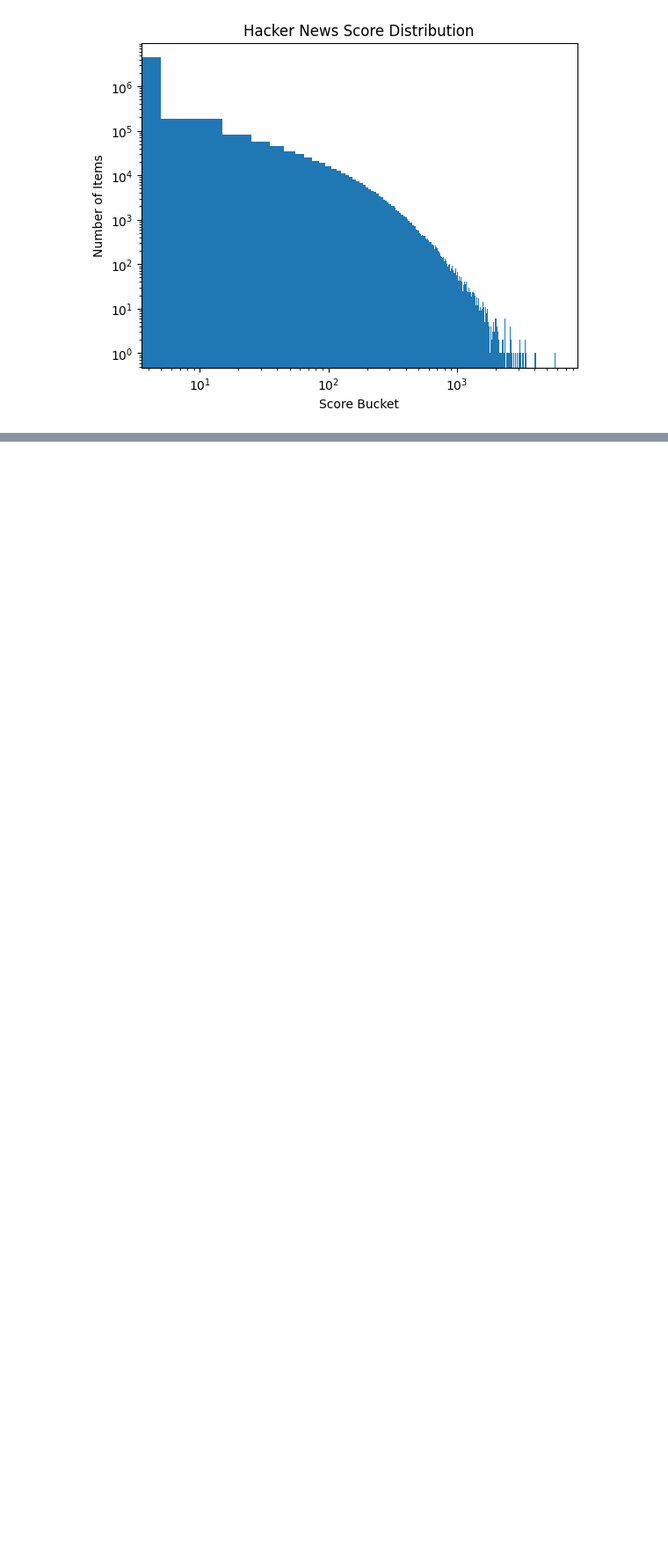
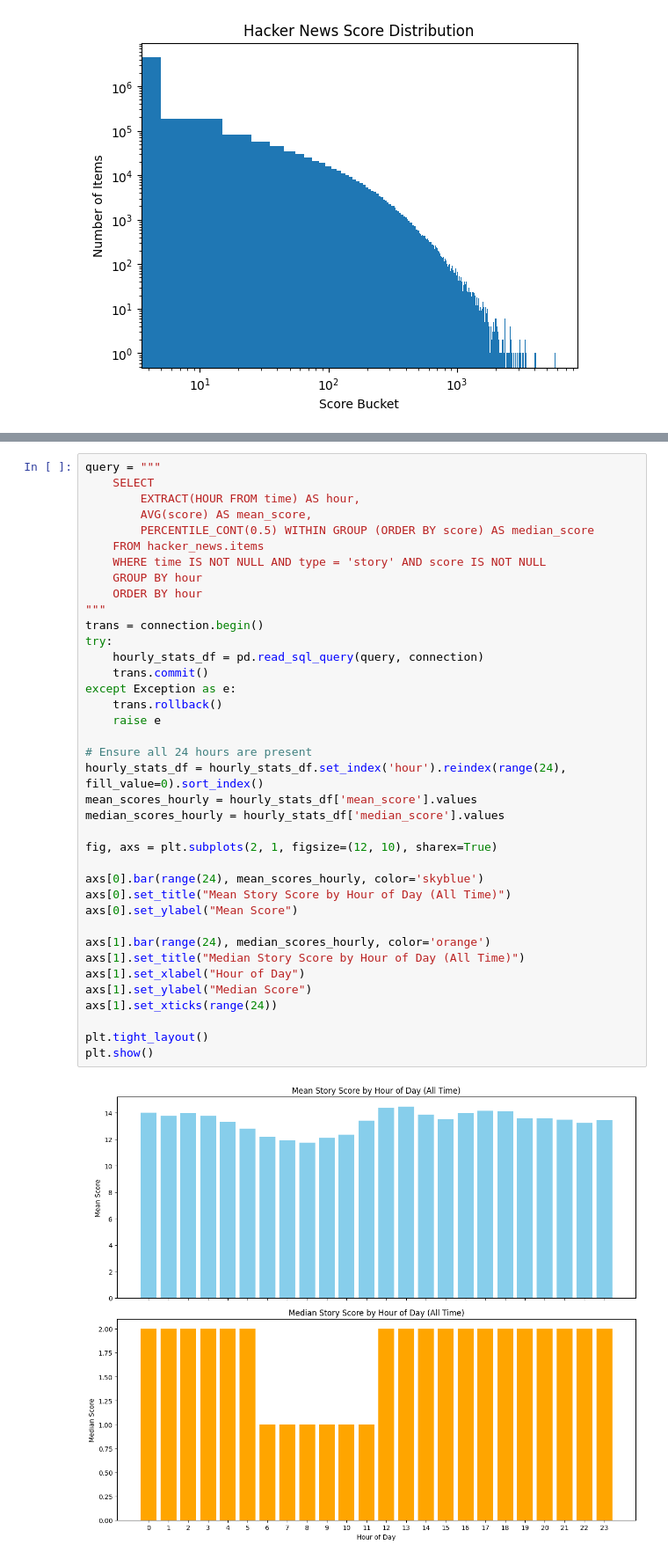
Before and after one commit to CovertSheeke/MLX8_W1_dropout-disco, a Jupyter notebook: Ethan/data-quality-check.ipynb, the cells around one changed output, grey strips where cells are left out. Shown at 88% size. Drawn from its saved outputs; the diff is of its cells as text; blank space fills up the shorter version.

```diff
--- a/Ethan/data-quality-check.ipynb
+++ b/Ethan/data-quality-check.ipynb
@@ -291,0 +436,40 @@ plt.show()
+# %%
+query = """
+    SELECT
+        EXTRACT(HOUR FROM time) AS hour,
+        AVG(score) AS mean_score,
+        PERCENTILE_CONT(0.5) WITHIN GROUP (ORDER BY score) AS median_score
+    FROM hacker_news.items
+    WHERE time IS NOT NULL AND type = 'story' AND score IS NOT NULL
+    GROUP BY hour
+    ORDER BY hour
+"""
+trans = connection.begin()
+try:
+    hourly_stats_df = pd.read_sql_query(query, connection)
+    trans.commit()
+except Exception as e:
+    trans.rollback()
+    raise e
+
+# Ensure all 24 hours are present
+hourly_stats_df = hourly_stats_df.set_index('hour').reindex(range(24), fill_value=0).sort_index()
+mean_scores_hourly = hourly_stats_df['mean_score'].values
+median_scores_hourly = hourly_stats_df['median_score'].values
+
+fig, axs = plt.subplots(2, 1, figsize=(12, 10), sharex=True)
+
+axs[0].bar(range(24), mean_scores_hourly, color='skyblue')
+axs[0].set_title("Mean Story Score by Hour of Day (All Time)")
+axs[0].set_ylabel("Mean Score")
+
+axs[1].bar(range(24), median_scores_hourly, color='orange')
+axs[1].set_title("Median Story Score by Hour of Day (All Time)")
+axs[1].set_xlabel("Hour of Day")
+axs[1].set_ylabel("Median Score")
+axs[1].set_xticks(range(24))
+
+plt.tight_layout()
+plt.show()
+# %% [output]
+[figure, added]
```
Also changed, not shown: parts of 9 cells of this notebook.
